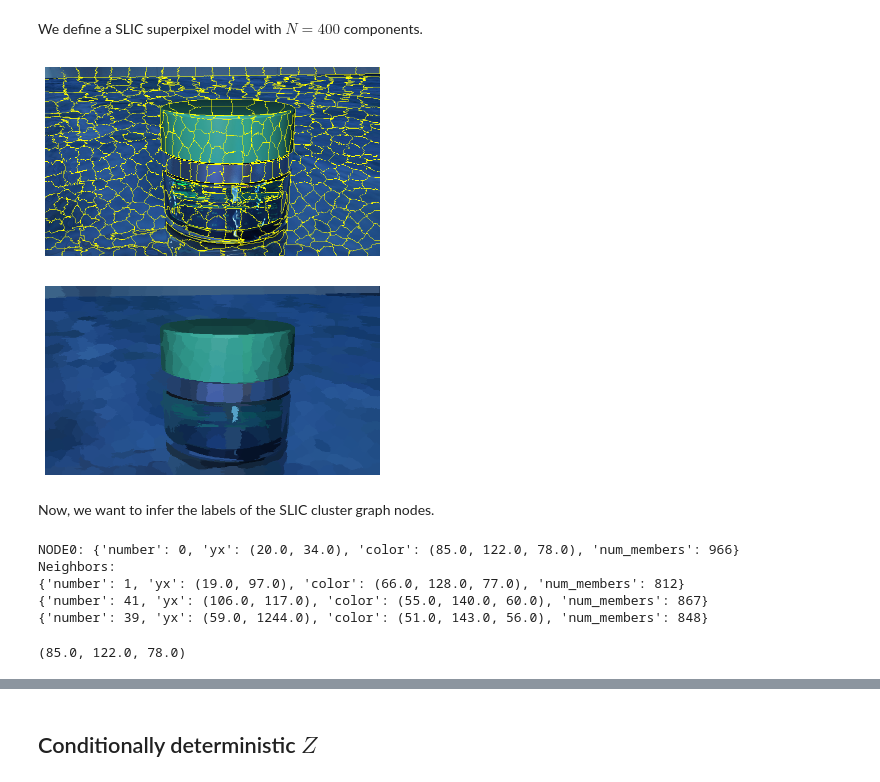
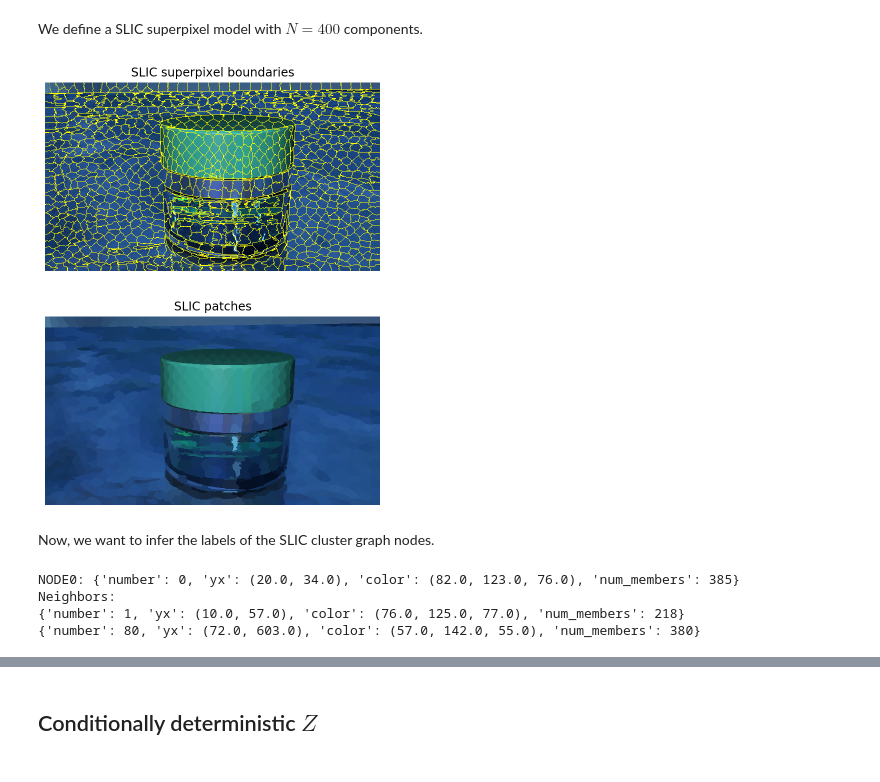
Before and after one commit to JulesSanchez/PhotoRoom-Object-Segmentation, a Jupyter notebook: notebooks/crf.ipynb, the cells around one changed output, grey strips where cells are left out. Drawn from its saved outputs; the diff is of its cells as text; code cells hidden in the pictures.

```diff
--- a/notebooks/crf.ipynb
+++ b/notebooks/crf.ipynb
@@ -53,7 +53,7 @@ We define a SLIC superpixel model with $N=400$ components.
 # %%
 from fast_slic.avx2 import SlicAvx2
 # %%
-slic = SlicAvx2(num_components=400, compactness=10)
+slic = SlicAvx2(num_components=1000, compactness=10)
 # %%
 assignments = slic.iterate(img)
 # %%
@@ -62,17 +62,19 @@ from skimage.segmentation import mark_boundaries
 # %%
 img_slic_boundaries = mark_boundaries(img, assignments)
 img_slic = color.label2rgb(assignments, img, kind='avg')
 
 plt.figure()
+plt.title("SLIC superpixel boundaries")
 plt.imshow(img_slic_boundaries)
 plt.axis('off')
 
 plt.figure()
+plt.title("SLIC patches")
 plt.imshow(img_slic)
 plt.axis('off');
 # %% [output]
-[figure, old version]
+[figure, new version]
-[figure, old version]
+[figure, new version]
 # %% [markdown]
 Now, we want to infer the labels of the SLIC cluster graph nodes.
 # %%
@@ -86,12 +88,7 @@ print("Neighbors:")
 for n in neighbors[0]:
     print(nodes[n])
 # %% [output]
-NODE0: {'number': 0, 'yx': (20.0, 34.0), 'color': (85.0, 122.0, 78.0), 'num_members': 966}
+NODE0: {'number': 0, 'yx': (20.0, 34.0), 'color': (82.0, 123.0, 76.0), 'num_members': 385}
 Neighbors:
-{'number': 1, 'yx': (19.0, 97.0), 'color': (66.0, 128.0, 77.0), 'num_members': 812}
-{'number': 41, 'yx': (106.0, 117.0), 'color': (55.0, 140.0, 60.0), 'num_members': 867}
-{'number': 39, 'yx': (59.0, 1244.0), 'color': (51.0, 143.0, 56.0), 'num_members': 848}
+{'number': 1, 'yx': (10.0, 57.0), 'color': (76.0, 125.0, 77.0), 'num_members': 218}
+{'number': 80, 'yx': (72.0, 603.0), 'color': (57.0, 142.0, 55.0), 'num_members': 380}
-# %%
-nodes[0]['color']
-# %% [output]
-(85.0, 122.0, 78.0)
```
Also changed, not shown: parts of 9 cells of this notebook.
